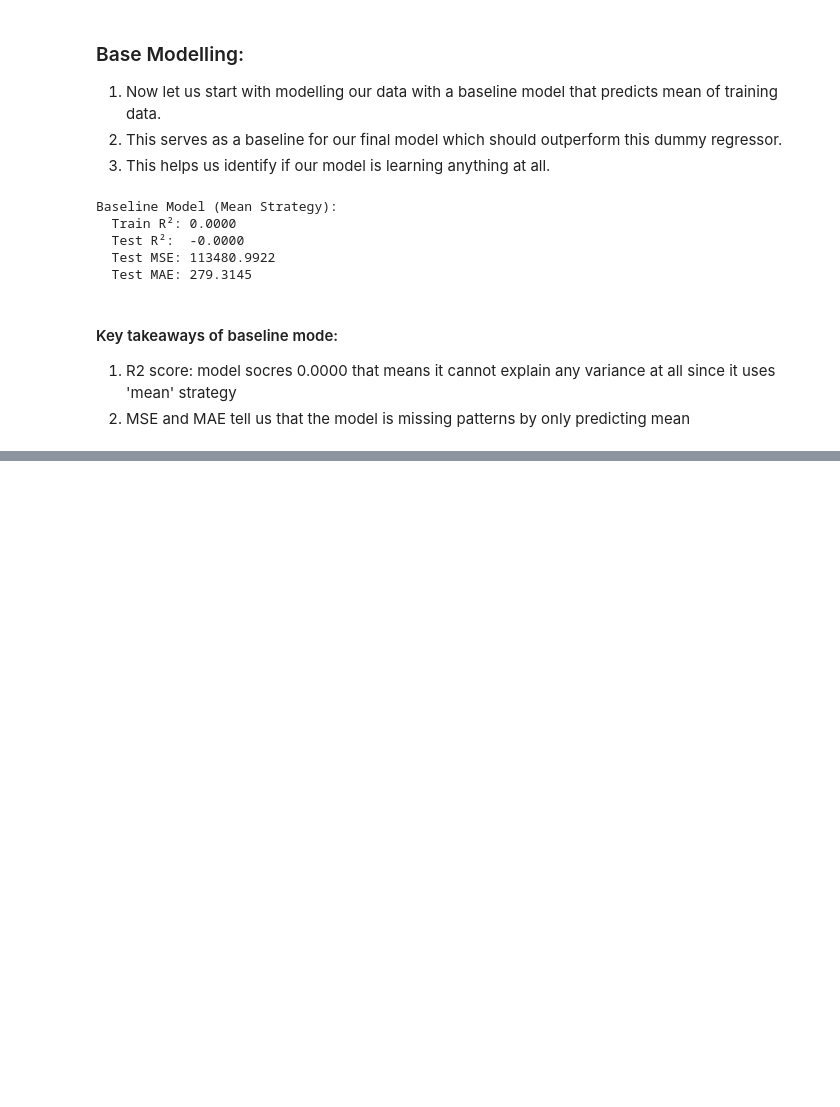
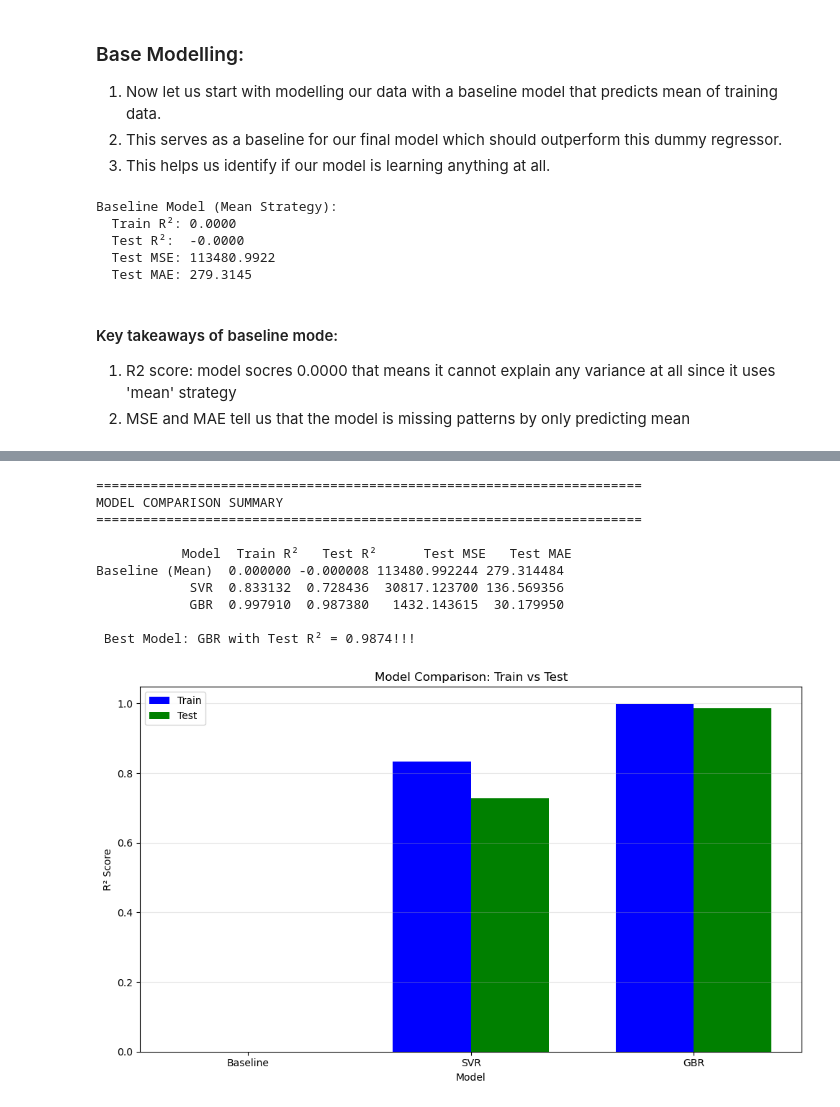
Before and after one commit to Ahmadbader17/COMP1801_ML_Coursework, a Jupyter notebook: notebooks/regression.ipynb, the cells around one changed output, grey strips where cells are left out. Saved outputs shown, nothing was run; the diff lists cells and outputs as text; code cells hidden in the pictures; blank space fills up the shorter version.

Commit message:
regression modelling and analysis complete

```diff
--- a/notebooks/regression.ipynb
+++ b/notebooks/regression.ipynb
@@ -138,0 +266,67 @@ Baseline Model (Mean Strategy):
+# %%
+# ============================================================================
+# MODEL COMPARISON
+# ============================================================================
+print("\n" + "=" * 70)
+print("MODEL COMPARISON SUMMARY")
+print("=" * 70)
+
+comparison_df = pd.DataFrame({
+    'Model': ['Baseline (Mean)', 'SVR', 'GBR'],
+    'Train R²': [baseline_train_r2, svr_train_r2, gbr_train_r2],
+    'Test R²': [baseline_test_r2, svr_test_r2, gbr_test_r2],
+    'Test MSE': [baseline_test_mse, svr_test_mse, gbr_test_mse],
+    'Test MAE': [baseline_test_mae, svr_test_mae, gbr_test_mae]
+})
+
+print("\n", comparison_df.to_string(index=False))
+
+# Identify best model
+best_model_idx = comparison_df['Test R²'].idxmax()
+best_model_name = comparison_df.loc[best_model_idx, 'Model']
+best_test_r2 = comparison_df.loc[best_model_idx, 'Test R²']
+
+print(f"\n Best Model: {best_model_name} with Test R² = {best_test_r2:.4f}!!!")
+
+# checking for overfitting
+
+models = ['Baseline', 'SVR', 'GBR']
+train_r2 = [r2_score(y_train, y_train_baseline),
+            r2_score(y_train, y_train_svr),
+            r2_score(y_train, y_train_gbr)]
+test_r2 = [r2_score(y_test, y_test_baseline),
+           r2_score(y_test, y_test_svr),
+           r2_score(y_test, y_test_gbr)]
+
+
+fig, ax = plt.subplots(figsize=(10, 6))
+
+x = range(len(models))
+width = 0.35
+
+ax.bar([i - width/2 for i in x], train_r2, width, label='Train', color='blue')
+ax.bar([i + width/2 for i in x], test_r2, width, label='Test', color='green')
+
+ax.set_ylabel('R² Score')
+ax.set_xlabel('Model')
+ax.set_title('Model Comparison: Train vs Test')
+ax.set_xticks(x)
+ax.set_xticklabels(models)
+ax.legend()
+ax.grid(axis='y', alpha=0.3)
+
+plt.tight_layout()
+plt.savefig("../report/figures/fig-2.1-overfitting-check.png", dpi=500)
+plt.show()
+# %% [output]
+======================================================================
+MODEL COMPARISON SUMMARY
+======================================================================
+
+           Model  Train R²   Test R²      Test MSE   Test MAE
+Baseline (Mean)  0.000000 -0.000008 113480.992244 279.314484
+            SVR  0.833132  0.728436  30817.123700 136.569356
+            GBR  0.997910  0.987380   1432.143615  30.179950
+
+ Best Model: GBR with Test R² = 0.9874!!!
+[figure, added]
```
Also changed, not shown: parts of 5 cells of this notebook, 9 other files.
